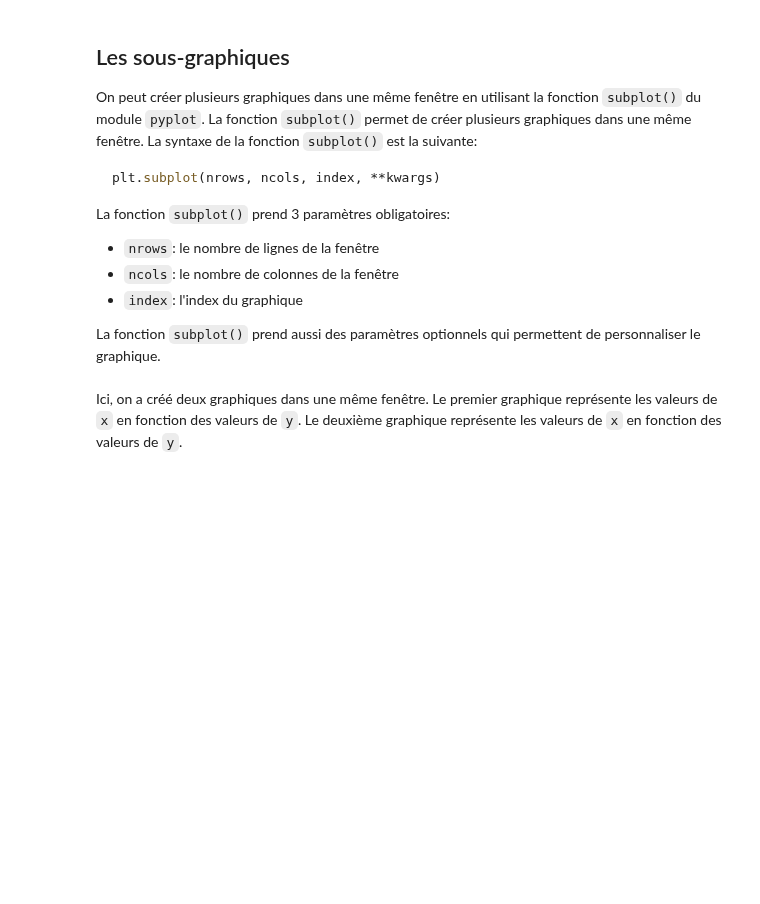
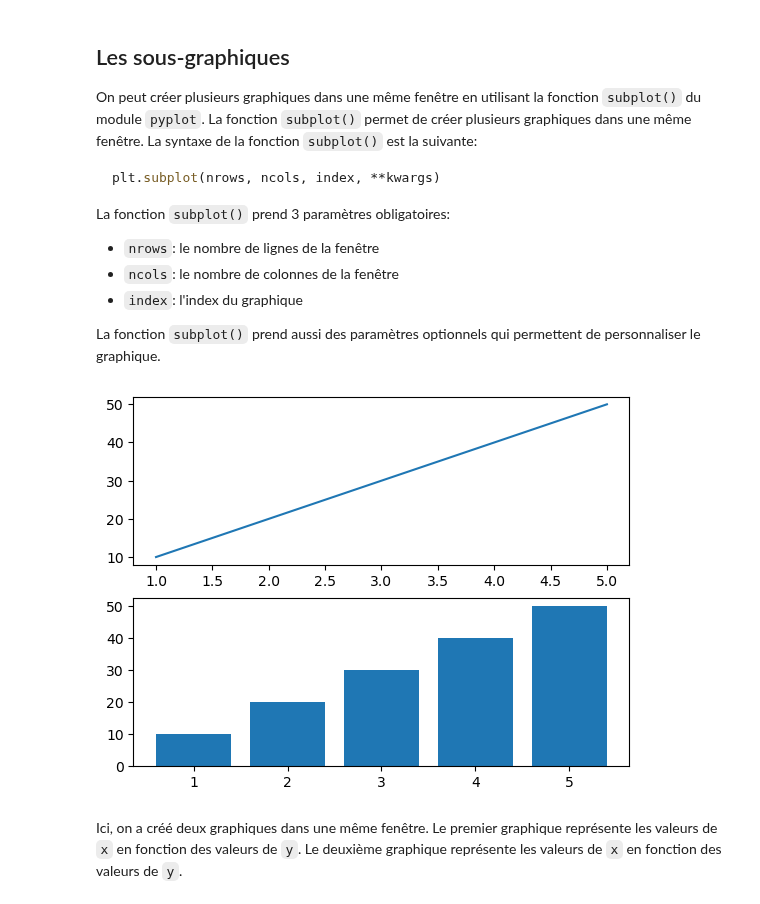
Before and after one commit to moiap13/nomades_python_software_engineer, a Jupyter notebook: cours/jupyter/12_python_file_io.ipynb, the cells around one changed output. Saved outputs shown, nothing was run; the diff lists cells and outputs as text; code cells hidden in the pictures; blank space fills up the shorter version.

```diff
--- a/cours/jupyter/12_python_file_io.ipynb
+++ b/cours/jupyter/12_python_file_io.ipynb
@@ -612,16 +623,18 @@ La fonction `subplot()` prend aussi des paramètres optionnels qui permettent de
 # %%
 import matplotlib.pyplot as plt
 
 x = [1, 2, 3, 4, 5]
 y = [10, 20, 30, 40, 50]
 
-plt.subplot(1, 2, 1)
+plt.subplot(2, 1, 1)
 plt.plot(x, y)
 
-plt.subplot(1, 2, 2)
+plt.subplot(2, 1, 2)
 plt.bar(x, y)
 
 plt.show()
+# %% [output]
+[figure, added]
 # %% [markdown]
 Ici, on a créé deux graphiques dans une même fenêtre. Le premier graphique représente les valeurs de `x` en fonction des valeurs de `y`. Le deuxième graphique représente les valeurs de `x` en fonction des valeurs de `y`.
 # %% [markdown]
```
Also changed, not shown: parts of 8 cells of this notebook, 9 other files.
